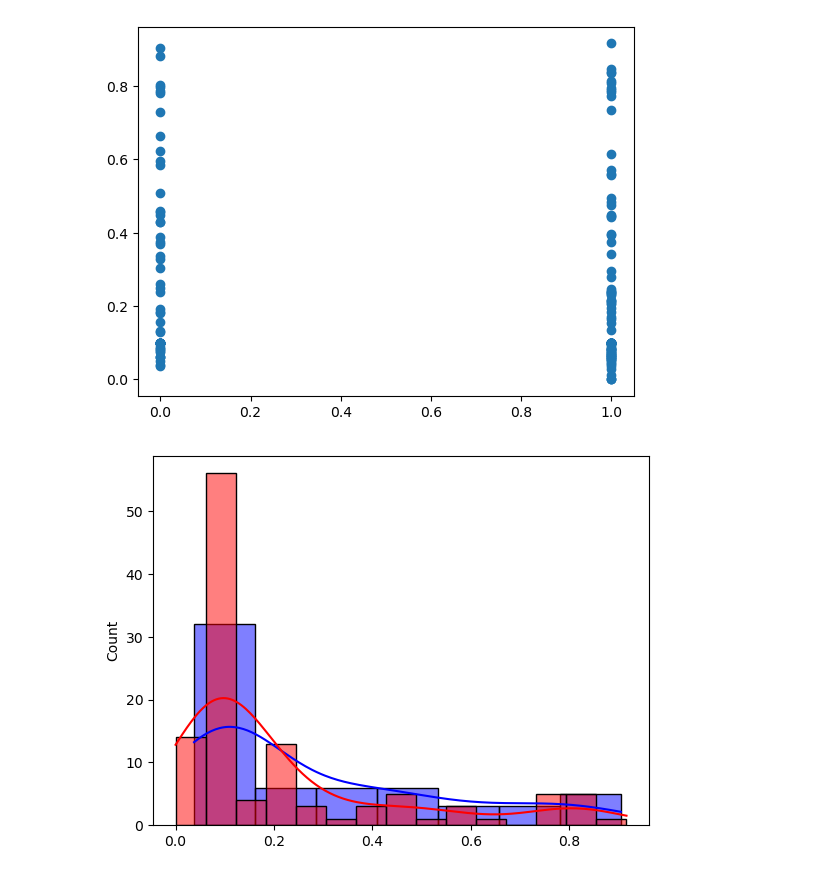
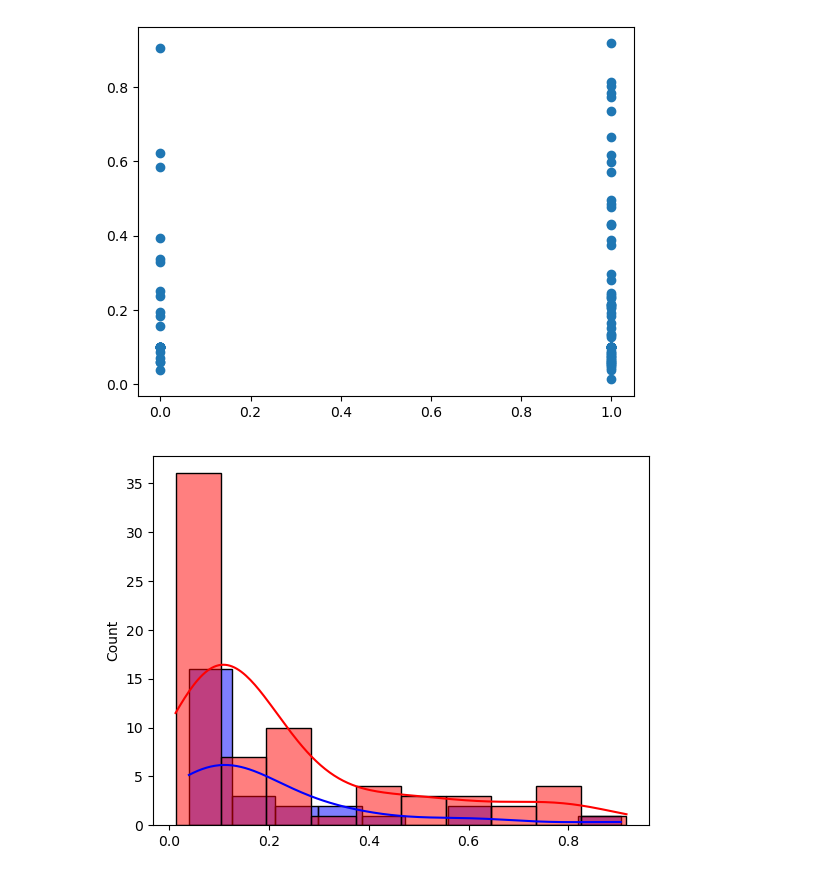
Before and after one commit to lindakwan/llm-kg-prompt-engineering, a Jupyter notebook: correlation_analysis.ipynb, the cells around one changed output. Cells and saved outputs as stored; diff of their text form; code cells hidden in the pictures.

```diff
--- a/correlation_analysis.ipynb
+++ b/correlation_analysis.ipynb
@@ -10,11 +7,16 @@ geography_data_llm = json.load(geography_file_llm)
-# %%
-geography_file = open('output/qa_sets_llm_kg_geography_wd_1695220184.822093.json')
-geography_data = json.load(geography_file)
 # %%
-pairs = []
-for i in range(len(geography_data) - 2):
-    if "evaluation_score" in geography_data[str(i)]:
-        if geography_data_llm[i]["llm_is_correct"]: # Filter out examples where context is needed
-            pairs.append((geography_data[str(i)]["evaluation_score"], 1))
-        else:
-            pairs.append((geography_data[str(i)]["evaluation_score"], 0))
+def create_eval_correct_pairs(basic_llm_data, llm_kg_data):
+    pairs = []
+    current_idx = 0
+
+    for i in range(len(basic_llm_data) - 3):
+        question = basic_llm_data[str(i)]["question"]
+        while question != llm_kg_data[str(current_idx)]["question"]:
+            current_idx += 1
+        if "evaluation_score" in llm_kg_data[str(current_idx)]:
+            if basic_llm_data[str(i)]["llm_is_correct"]:
+                pairs.append((llm_kg_data[str(current_idx)]["evaluation_score"], 1))
+            else:
+                pairs.append((llm_kg_data[str(current_idx)]["evaluation_score"], 0))
+
+    return pairs
@@ -26,5 +23,18 @@ x = pairs_array[:, 1]
+# %%
+geography_file_basic = open('output/qa_sets_basic_llm_geography1695750702.298964.json')
+geography_data_basic = json.load(geography_file_basic)
+
+geography_file_kg = open('output/qa_sets_llm_kg_geography_wd_1695220184.822093.json')
+geography_data_kg = json.load(geography_file_kg)
+
+geo_pairs = create_eval_correct_pairs(geography_data_basic, geography_data_kg)
+
+geo_pairs_array = np.array(geo_pairs)
+
+geo_y = geo_pairs_array[:, 0]
+geo_x = geo_pairs_array[:, 1]
 # %%
-plt.scatter(x, y)
+plt.scatter(geo_x, geo_y)
 plt.show()
 # %% [output]
-[figure, old version]
+[figure, new version]
@@ -34,6 +41,9 @@ false_opts = pairs_array[pairs_array[:, 1] == 1][:, 0]
 # %%
-sns.histplot(true_opts, color='b', kde=True)
-sns.histplot(false_opts, color='r', kde=True)
+geo_true_opts = geo_pairs_array[geo_pairs_array[:, 1] == 0][:, 0]
+geo_false_opts = geo_pairs_array[geo_pairs_array[:, 1] == 1][:, 0]
+
+sns.histplot(geo_true_opts, color='b', kde=True)
+sns.histplot(geo_false_opts, color='r', kde=True)
 plt.show()
 # %% [output]
-[figure, old version]
+[figure, new version]
```
Also changed, not shown: parts of 7 cells of this notebook.
